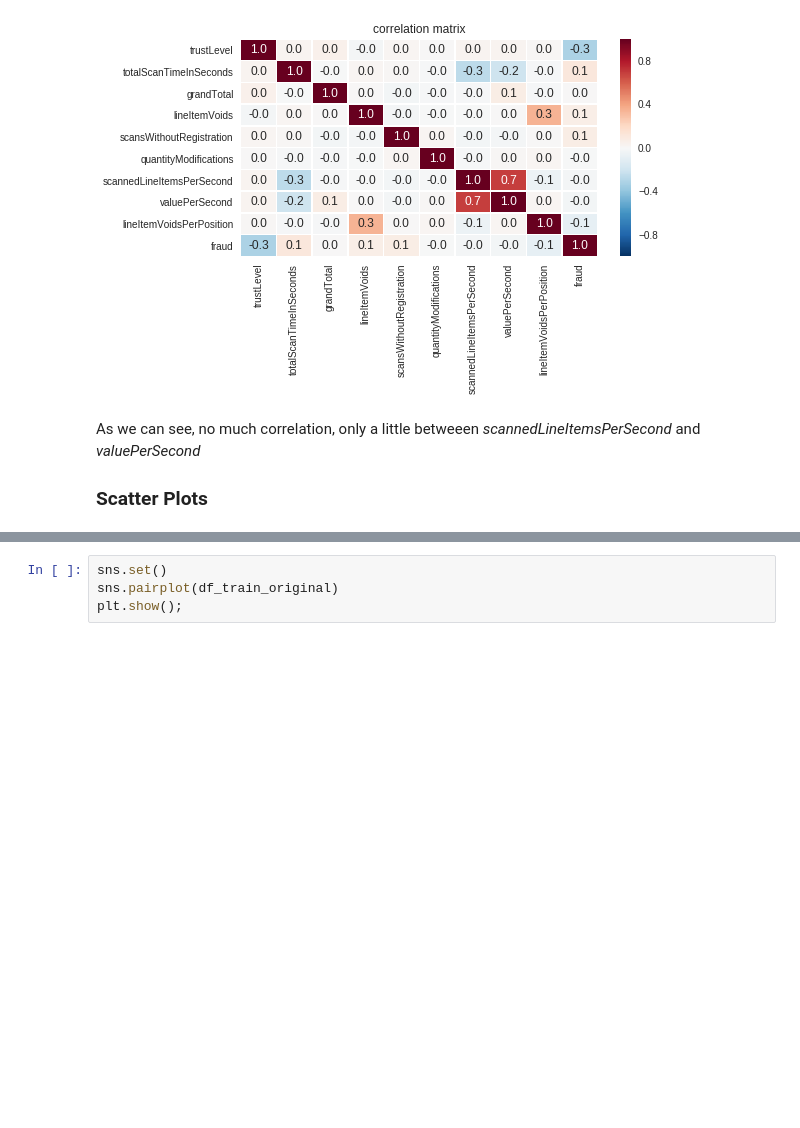
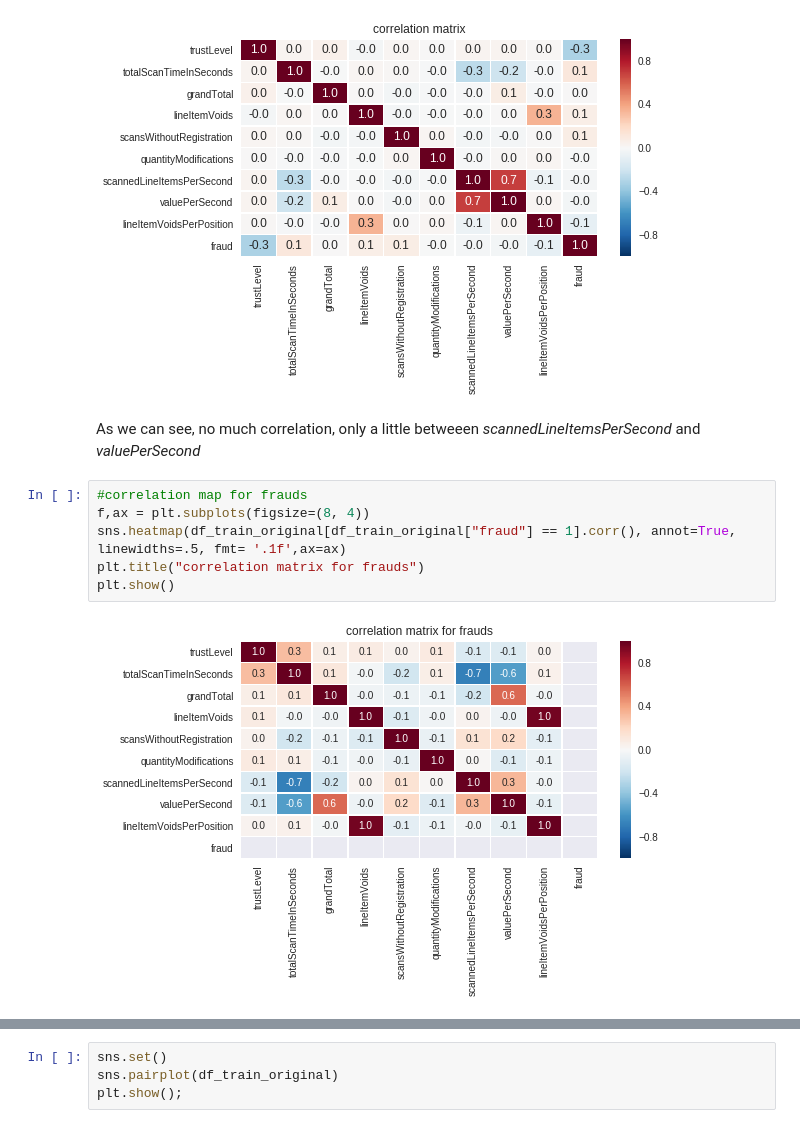
Before and after one commit to LackesLab/dmc2019, a Jupyter notebook: notebooks/EDA.ipynb, the cells around one changed output, grey strips where cells are left out. Saved outputs shown, nothing was run; the diff lists cells and outputs as text; blank space fills up the shorter version.

Commit message:
more plots and tablezz

```diff
--- a/notebooks/EDA.ipynb
+++ b/notebooks/EDA.ipynb
@@ -52,5 +84,11 @@ plt.show()
 [figure]
 # %% [markdown]
 As we can see, no much correlation, only a little betweeen _scannedLineItemsPerSecond_ and _valuePerSecond_
-
-### Scatter Plots
+# %%
+#correlation map for frauds
+f,ax = plt.subplots(figsize=(8, 4))
+sns.heatmap(df_train_original[df_train_original["fraud"] == 1].corr(), annot=True, linewidths=.5, fmt= '.1f',ax=ax)
+plt.title("correlation matrix for frauds")
+plt.show()
+# %% [output]
+[figure, added]
```
Also changed, not shown: parts of 8 cells of this notebook.
